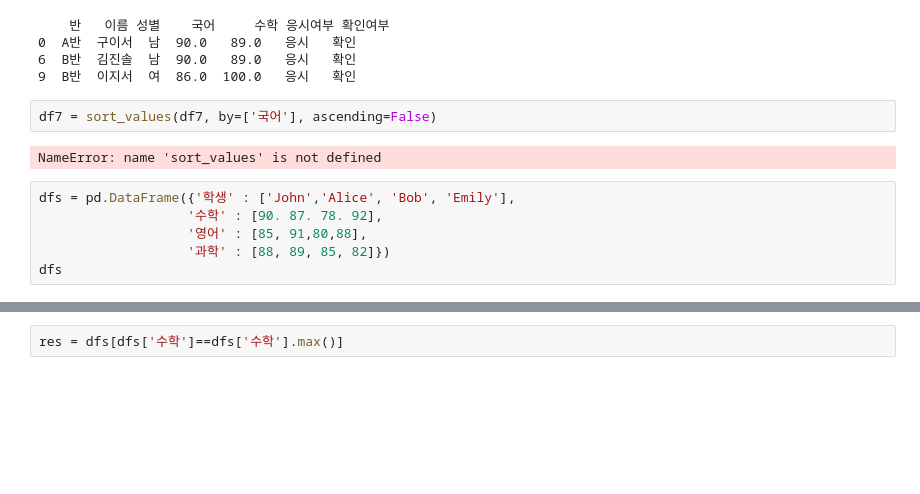
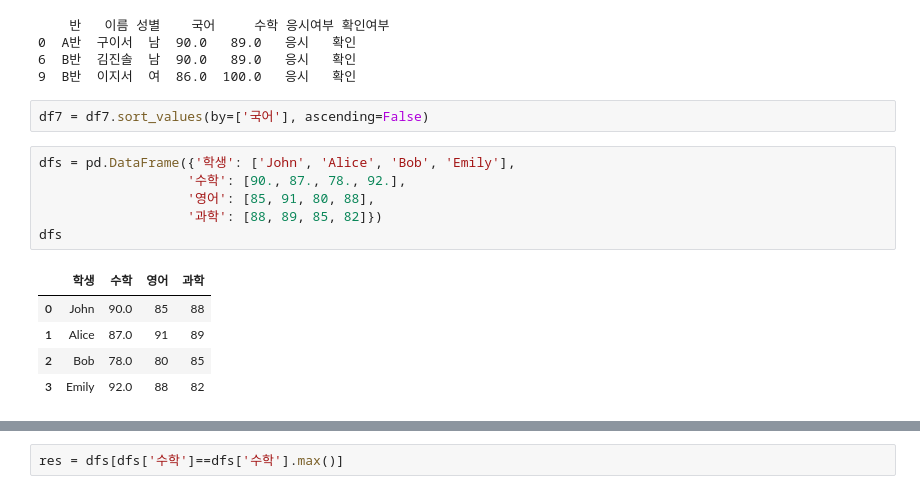
Before and after one commit to lililillilill/aiPython, a Jupyter notebook: 판다스.ipynb, the cells around one changed output, grey strips where cells are left out. Saved outputs shown, nothing was run; the diff lists cells and outputs as text; blank space fills up the shorter version.

```diff
--- a/판다스.ipynb
+++ b/판다스.ipynb
@@ -136,13 +136,17 @@ print(res)
 6  B반  김진솔  남  90.0   89.0   응시   확인
 9  B반  이지서  여  86.0  100.0   응시   확인
 # %%
-df7 = sort_values(df7, by=['국어'], ascending=False)
+df7 = df7.sort_values(by=['국어'], ascending=False)
-# %% [output]
-NameError: name 'sort_values' is not defined
 # %%
-dfs = pd.DataFrame({'학생' : ['John','Alice', 'Bob', 'Emily'],
-                   '수학' : [90. 87. 78. 92],
-                   '영어' : [85, 91,80,88],
-                   '과학' : [88, 89, 85, 82]})
+dfs = pd.DataFrame({'학생': ['John', 'Alice', 'Bob', 'Emily'],
+                   '수학': [90., 87., 78., 92.],
+                   '영어': [85, 91, 80, 88],
+                   '과학': [88, 89, 85, 82]})
 dfs
+# %% [output]
+|  | 학생 | 수학 | 영어 | 과학 |
+| 0 | John | 90.0 | 85 | 88 |
+| 1 | Alice | 87.0 | 91 | 89 |
+| 2 | Bob | 78.0 | 80 | 85 |
+| 3 | Emily | 92.0 | 88 | 82 |
 # %%
```
Also changed, not shown: parts of 7 cells of this notebook.
